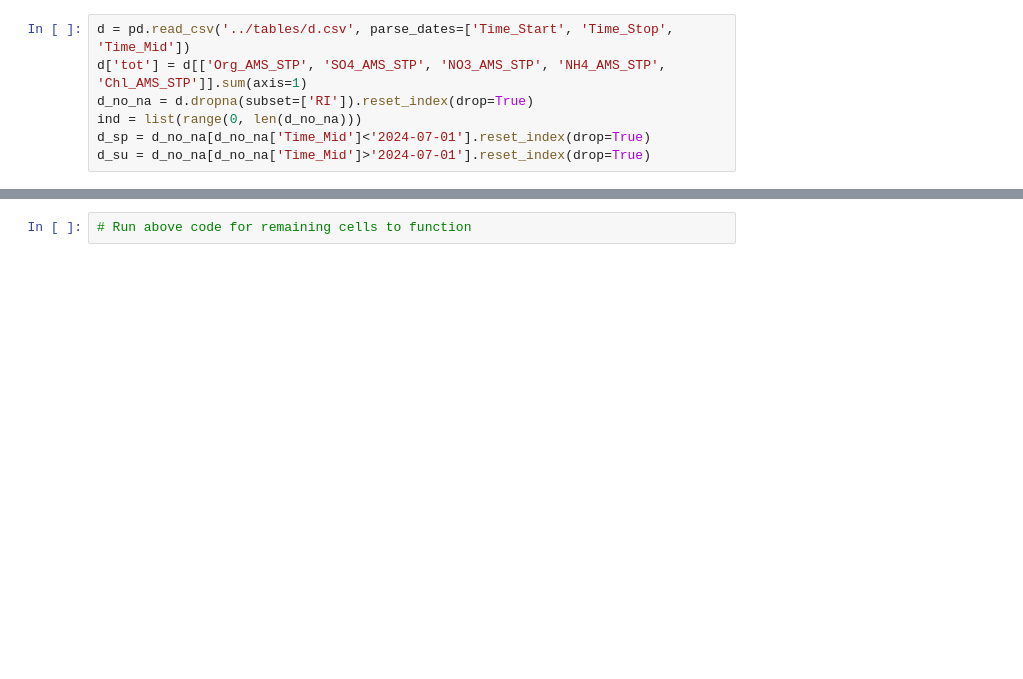
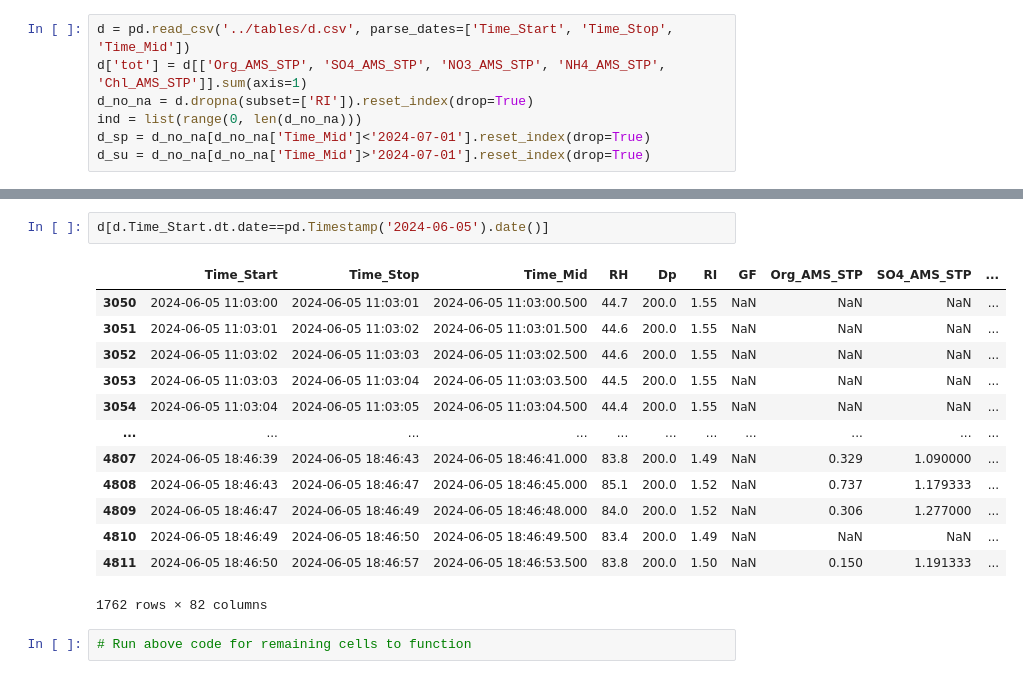
Before and after one commit to csoloff/ARCSIX_DASH_RI, a Jupyter notebook: scripts/02_investigate.ipynb, the cells around one changed output, grey strips where cells are left out. Drawn from its saved outputs; the diff is of its cells as text; blank space fills up the shorter version.

```diff
--- a/scripts/02_investigate.ipynb
+++ b/scripts/02_investigate.ipynb
@@ -15,3 +36,19 @@ d_su = d_no_na[d_no_na['Time_Mid']>'2024-07-01'].reset_index(drop=True)
+# %%
+d[d.Time_Start.dt.date==pd.Timestamp('2024-06-05').date()]
+# %% [output]
+|  | Time_Start | Time_Stop | Time_Mid | RH | Dp | RI | GF | Org_AMS_STP | SO4_AMS_STP | ... |
+| 3050 | 2024-06-05 11:03:00 | 2024-06-05 11:03:01 | 2024-06-05 11:03:00.500 | 44.7 | 200.0 | 1.55 | NaN | NaN | NaN | ... |
+| 3051 | 2024-06-05 11:03:01 | 2024-06-05 11:03:02 | 2024-06-05 11:03:01.500 | 44.6 | 200.0 | 1.55 | NaN | NaN | NaN | ... |
+| 3052 | 2024-06-05 11:03:02 | 2024-06-05 11:03:03 | 2024-06-05 11:03:02.500 | 44.6 | 200.0 | 1.55 | NaN | NaN | NaN | ... |
+| 3053 | 2024-06-05 11:03:03 | 2024-06-05 11:03:04 | 2024-06-05 11:03:03.500 | 44.5 | 200.0 | 1.55 | NaN | NaN | NaN | ... |
+| 3054 | 2024-06-05 11:03:04 | 2024-06-05 11:03:05 | 2024-06-05 11:03:04.500 | 44.4 | 200.0 | 1.55 | NaN | NaN | NaN | ... |
+| ... | ... | ... | ... | ... | ... | ... | ... | ... | ... | ... |
+| 4807 | 2024-06-05 18:46:39 | 2024-06-05 18:46:43 | 2024-06-05 18:46:41.000 | 83.8 | 200.0 | 1.49 | NaN | 0.329 | 1.090000 | ... |
+| 4808 | 2024-06-05 18:46:43 | 2024-06-05 18:46:47 | 2024-06-05 18:46:45.000 | 85.1 | 200.0 | 1.52 | NaN | 0.737 | 1.179333 | ... |
+| 4809 | 2024-06-05 18:46:47 | 2024-06-05 18:46:49 | 2024-06-05 18:46:48.000 | 84.0 | 200.0 | 1.52 | NaN | 0.306 | 1.277000 | ... |
+| 4810 | 2024-06-05 18:46:49 | 2024-06-05 18:46:50 | 2024-06-05 18:46:49.500 | 83.4 | 200.0 | 1.49 | NaN | NaN | NaN | ... |
+| 4811 | 2024-06-05 18:46:50 | 2024-06-05 18:46:57 | 2024-06-05 18:46:53.500 | 83.8 | 200.0 | 1.50 | NaN | 0.150 | 1.191333 | ... |
+1762 rows × 82 columns
 # %%
 # Run above code for remaining cells to function
 # %%
```
Also changed, not shown: parts of 1 cell of this notebook.
